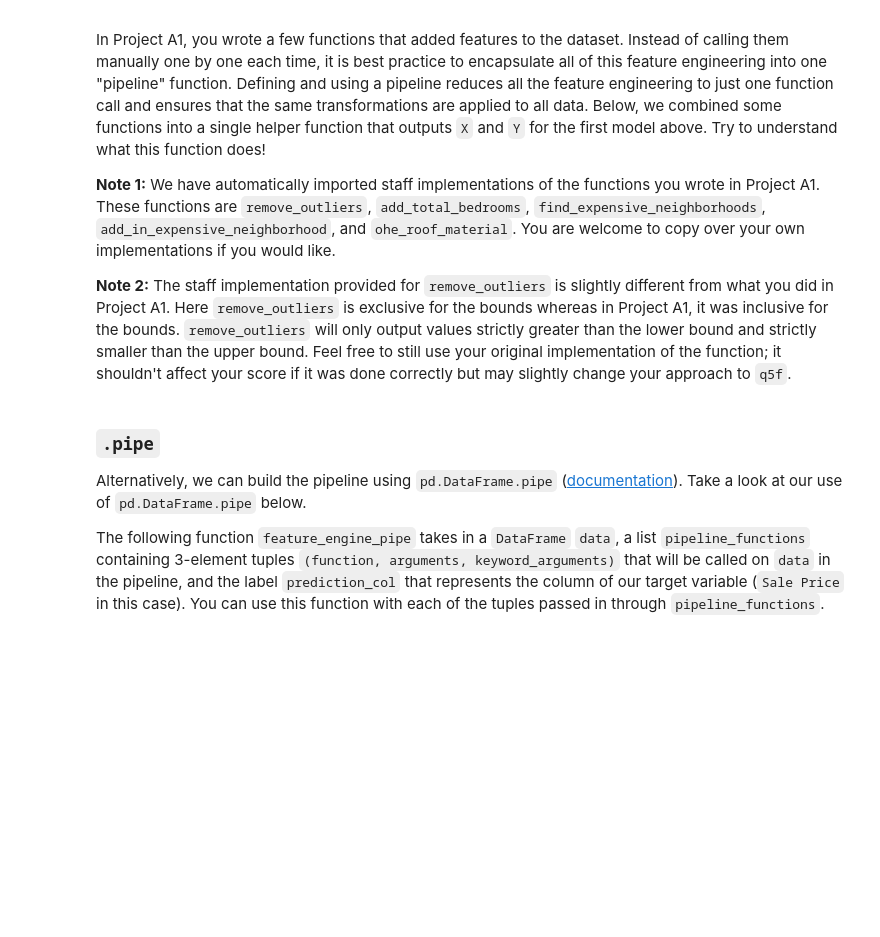
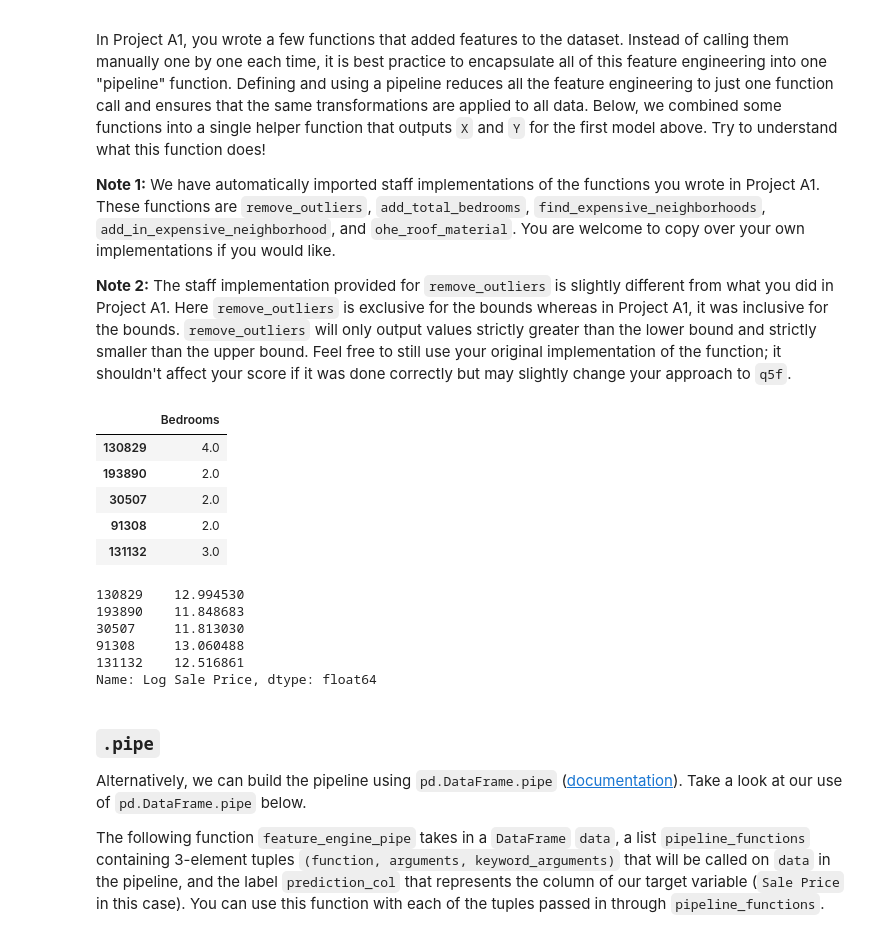
Before and after one commit to sharegamer/ds100, a Jupyter notebook: proj/projA2/projA2.ipynb, the cells around one changed output. Drawn from its saved outputs; the diff is of its cells as text; code cells hidden in the pictures; blank space fills up the shorter version.

```diff
--- a/proj/projA2/projA2.ipynb
+++ b/proj/projA2/projA2.ipynb
@@ -312,34 +352,60 @@ In Project A1, you wrote a few functions that added features to the dataset. Ins
 from feature_func import *    # Import functions from Project A1
 
 ###### Copy any function you would like to below ######
-...
+# def add_total_bedrooms(data):
+#     """
+#     Input:
+#       data (DataFrame): a DataFrame containing at least the Description column.
+
+#     Output:
+#       a Dataframe with a new column "Bedrooms" containing ints.
+
+#     """
+#     with_rooms = data.copy()
+#     pattern=r'(\d+).*bedrooms'
+#     extracted=with_rooms['Description'].str.extract(pattern)
+#     with_rooms['Bedrooms']=extracted.astype(int)
+#     return with_rooms
 #######################################################
 
 
 def feature_engine_simple(data):
     # Remove outliers
     data = remove_outliers(data, 'Sale Price', lower=499)
     # Create Log Sale Price column
     data = log_transform(data, 'Sale Price')
     # Create Bedroom column
     data = add_total_bedrooms(data)
     # Select X and Y from the full data
     X = data[['Bedrooms']]
     Y = data['Log Sale Price']
     return X, Y
 
 # Reload the data
 full_data = pd.read_csv("cook_county_train.csv")
 
 # Process the data using the pipeline for the first model.
 np.random.seed(1337)
 train_m1, valid_m1 = train_val_split(full_data)
 X_train_m1_simple, Y_train_m1_simple = feature_engine_simple(train_m1)
 X_valid_m1_simple, Y_valid_m1_simple = feature_engine_simple(valid_m1)
 
 # Take a look at the result
 display(X_train_m1_simple.head())
 display(Y_train_m1_simple.head())
+# %% [output]
+|  | Bedrooms |
+| 130829 | 4.0 |
+| 193890 | 2.0 |
+| 30507 | 2.0 |
+| 91308 | 2.0 |
+| 131132 | 3.0 |
+130829    12.994530
+193890    11.848683
+30507     11.813030
+91308     13.060488
+131132    12.516861
+Name: Log Sale Price, dtype: float64
 # %% [markdown]
 ### `.pipe`
 
```
Also changed, not shown: parts of 28 cells of this notebook, 6 other files.
